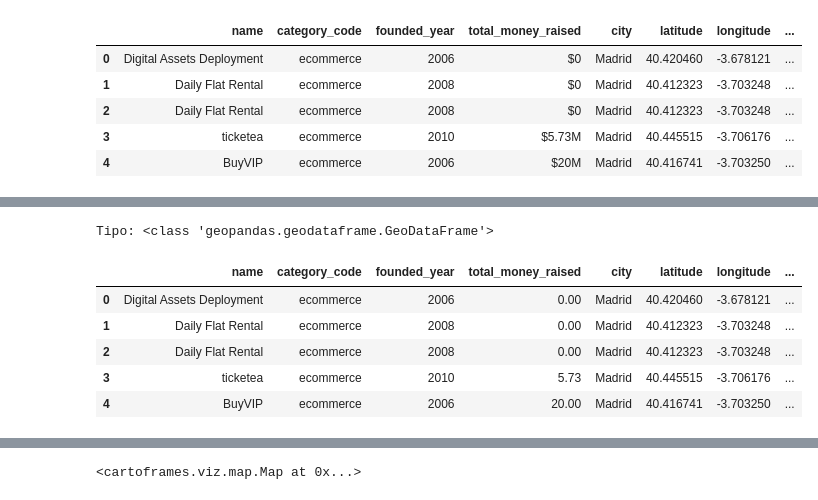
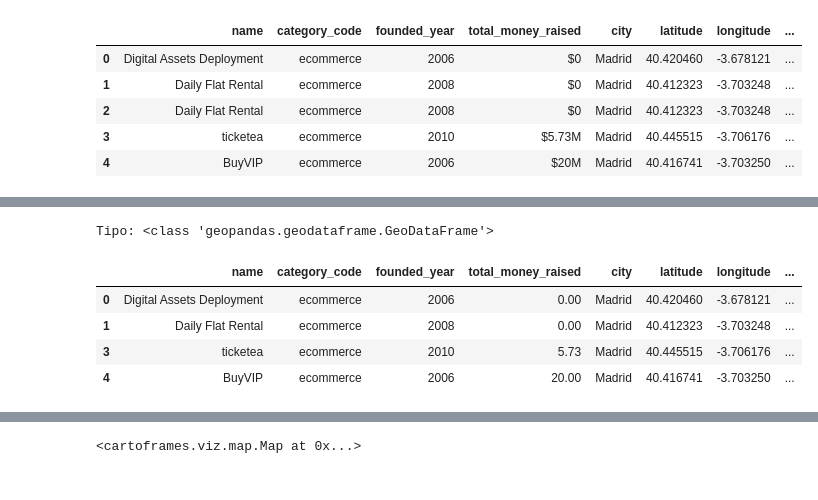
Before and after one commit to leticia-sobrino/W4-geospatial-data-project, a Jupyter notebook: notebooks/Madrid vs London.ipynb, the cells around one changed output, grey strips where cells are left out. Saved outputs shown, nothing was run; the diff lists cells and outputs as text; code cells hidden in the pictures.

```diff
--- a/Madrid vs London.ipynb
+++ b/notebooks/Madrid vs London.ipynb
@@ -249,7 +209,7 @@ df_Madrid
 | 4 | BuyVIP | ecommerce | NaN | 2006 | $20M | [{'city': 'Madrid', 'latitude': 4... | Madrid | ... |
 # %%
 # Eliminamos nuestra columna de offices y de employees sucia (ya que ya hemos sacado los datos que queriamos y los hemps pues de manera ordenada)
-df_Madrid_clean= df_Madrid.drop(df_Madrid.columns[[2, 5]], axis = 'columns')
+df_Madrid_clean= df_Madrid.drop(df_Madrid.columns[[2, 5]], axis = 'columns').copy()
 df_Madrid_clean
 # %% [output]
 |  | name | category_code | founded_year | total_money_raised | city | latitude | longitude | ... |
@@ -300,12 +245,14 @@ Name: total_money_raised, dtype: float64
 # %%
-gdf = gpd.GeoDataFrame(df_Madrid_clean, geometry=gpd.points_from_xy(df_Madrid.longitude, df_Madrid.latitude))
+gdf_Madrid = gpd.GeoDataFrame(df_Madrid_clean, geometry=gpd.points_from_xy(df_Madrid.longitude, df_Madrid.latitude))
 print(f'Tipo: {type(gdf)}')
-gdf
+
+# Además elimino la segunda fila porque si te fijas son las mismas compañias!!
+gdf_Madrid_clean = gdf_Madrid.drop([2],axis=0)
+gdf_Madrid_clean
 # %% [output]
 Tipo: <class 'geopandas.geodataframe.GeoDataFrame'>
 |  | name | category_code | founded_year | total_money_raised | city | latitude | longitude | ... |
 | 0 | Digital Assets Deployment | ecommerce | 2006 | 0.00 | Madrid | 40.420460 | -3.678121 | ... |
 | 1 | Daily Flat Rental | ecommerce | 2008 | 0.00 | Madrid | 40.412323 | -3.703248 | ... |
-| 2 | Daily Flat Rental | ecommerce | 2008 | 0.00 | Madrid | 40.412323 | -3.703248 | ... |
 | 3 | ticketea | ecommerce | 2010 | 5.73 | Madrid | 40.445515 | -3.706176 | ... |
 | 4 | BuyVIP | ecommerce | 2006 | 20.00 | Madrid | 40.416741 | -3.703250 | ... |
```
Also changed, not shown: parts of 36 cells of this notebook, 22 other files.
